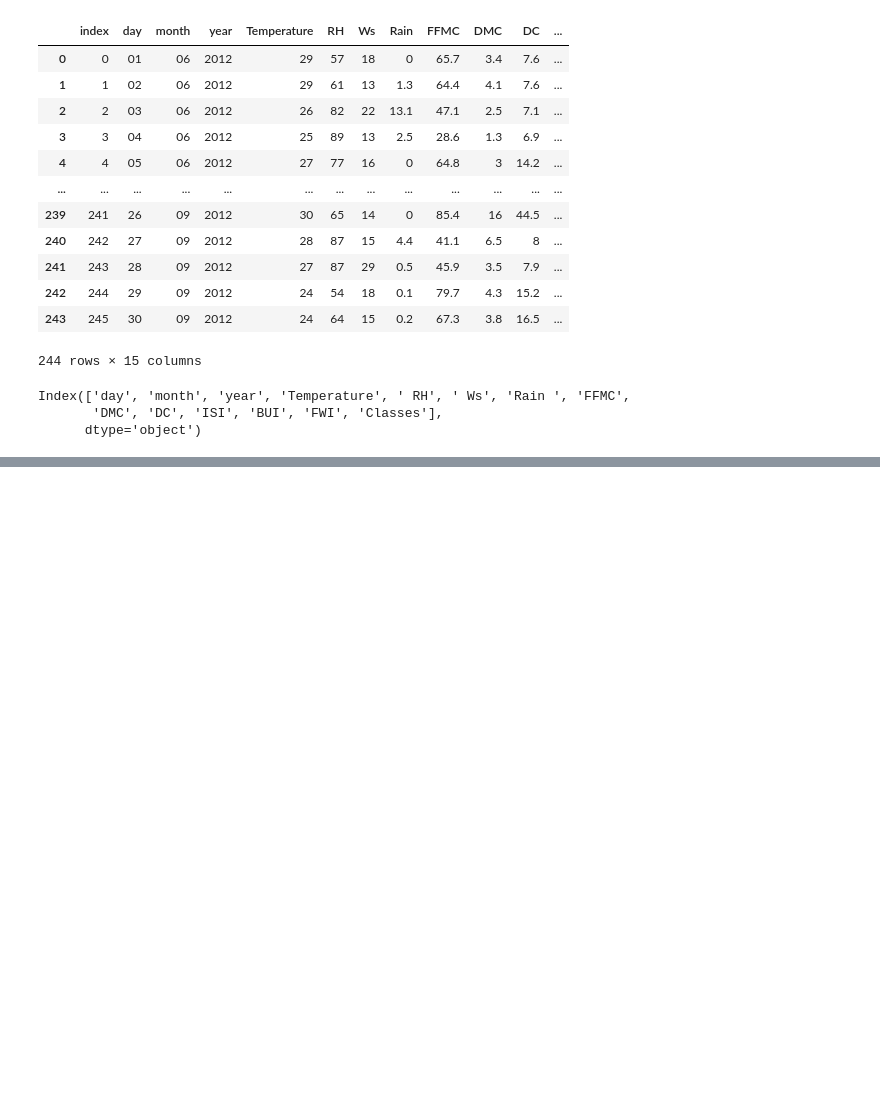
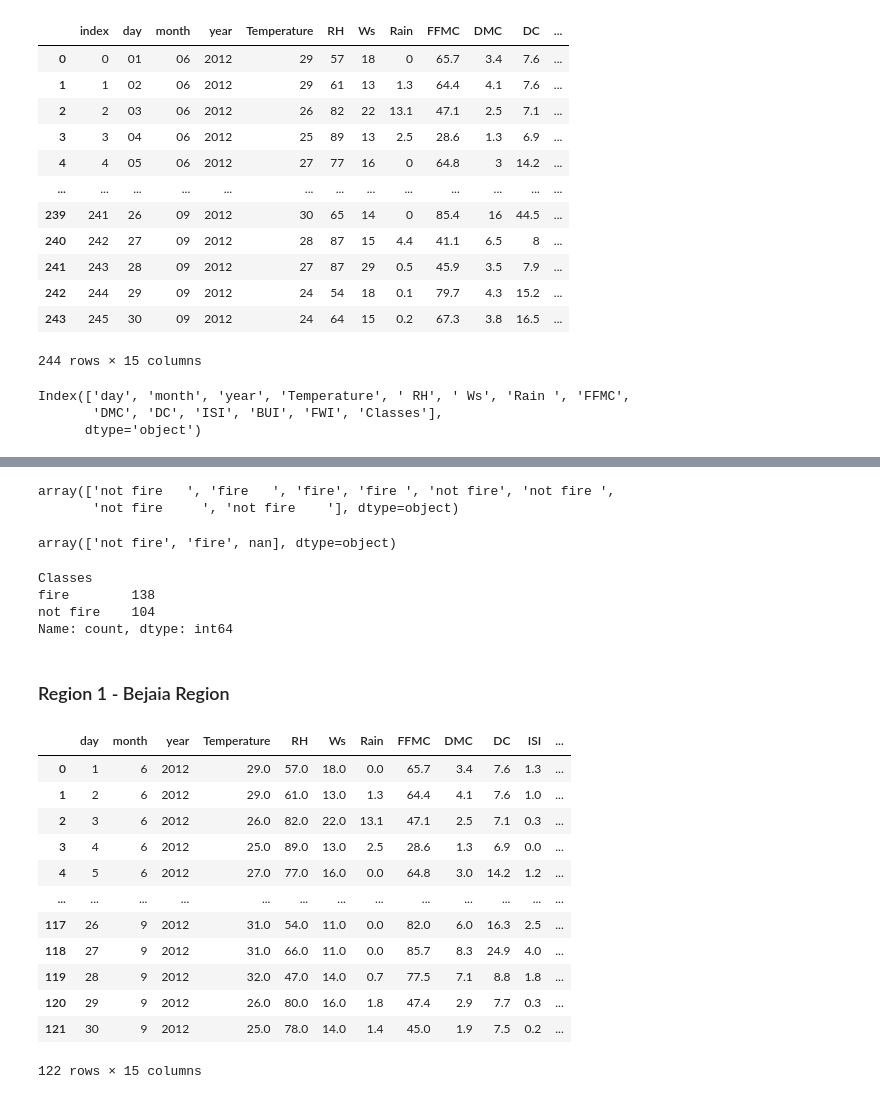
Before and after one commit to black-witch-018/Exploratory-Data-Analysis, a Jupyter notebook: Forest Fires/Forest Fires.ipynb, the cells around one changed output, grey strips where cells are left out. Cells and saved outputs as stored; diff of their text form; code cells hidden in the pictures; blank space fills up the shorter version.

```diff
--- a/Forest Fires/Forest Fires.ipynb
+++ b/Forest Fires/Forest Fires.ipynb
@@ -169,0 +271,5 @@ df.to_csv('forest_fire_cleaned.csv', index=False)
+# %%
+df1.Classes.unique()
+# %% [output]
+array(['not fire   ', 'fire   ', 'fire', 'fire ', 'not fire', 'not fire ',
+       'not fire     ', 'not fire    '], dtype=object)
@@ -169,0 +279,29 @@ df.to_csv('forest_fire_cleaned.csv', index=False)
+# %%
+df1.Classes.unique()
+# %% [output]
+array(['not fire', 'fire', nan], dtype=object)
+# %%
+df1.Classes.value_counts()
+# %% [output]
+Classes
+fire        138
+not fire    104
+Name: count, dtype: int64
+# %% [markdown]
+### Region 1 - Bejaia Region
+# %%
+df1[:122]
+# %% [output]
+|  | day | month | year | Temperature | RH | Ws | Rain | FFMC | DMC | DC | ISI | ... |
+| 0 | 1 | 6 | 2012 | 29.0 | 57.0 | 18.0 | 0.0 | 65.7 | 3.4 | 7.6 | 1.3 | ... |
+| 1 | 2 | 6 | 2012 | 29.0 | 61.0 | 13.0 | 1.3 | 64.4 | 4.1 | 7.6 | 1.0 | ... |
+| 2 | 3 | 6 | 2012 | 26.0 | 82.0 | 22.0 | 13.1 | 47.1 | 2.5 | 7.1 | 0.3 | ... |
+| 3 | 4 | 6 | 2012 | 25.0 | 89.0 | 13.0 | 2.5 | 28.6 | 1.3 | 6.9 | 0.0 | ... |
+| 4 | 5 | 6 | 2012 | 27.0 | 77.0 | 16.0 | 0.0 | 64.8 | 3.0 | 14.2 | 1.2 | ... |
+| ... | ... | ... | ... | ... | ... | ... | ... | ... | ... | ... | ... | ... |
+| 117 | 26 | 9 | 2012 | 31.0 | 54.0 | 11.0 | 0.0 | 82.0 | 6.0 | 16.3 | 2.5 | ... |
+| 118 | 27 | 9 | 2012 | 31.0 | 66.0 | 11.0 | 0.0 | 85.7 | 8.3 | 24.9 | 4.0 | ... |
+| 119 | 28 | 9 | 2012 | 32.0 | 47.0 | 14.0 | 0.7 | 77.5 | 7.1 | 8.8 | 1.8 | ... |
+| 120 | 29 | 9 | 2012 | 26.0 | 80.0 | 16.0 | 1.8 | 47.4 | 2.9 | 7.7 | 0.3 | ... |
+| 121 | 30 | 9 | 2012 | 25.0 | 78.0 | 14.0 | 1.4 | 45.0 | 1.9 | 7.5 | 0.2 | ... |
+122 rows × 15 columns
```
Also changed, not shown: parts of 21 cells of this notebook, 1 other file.
